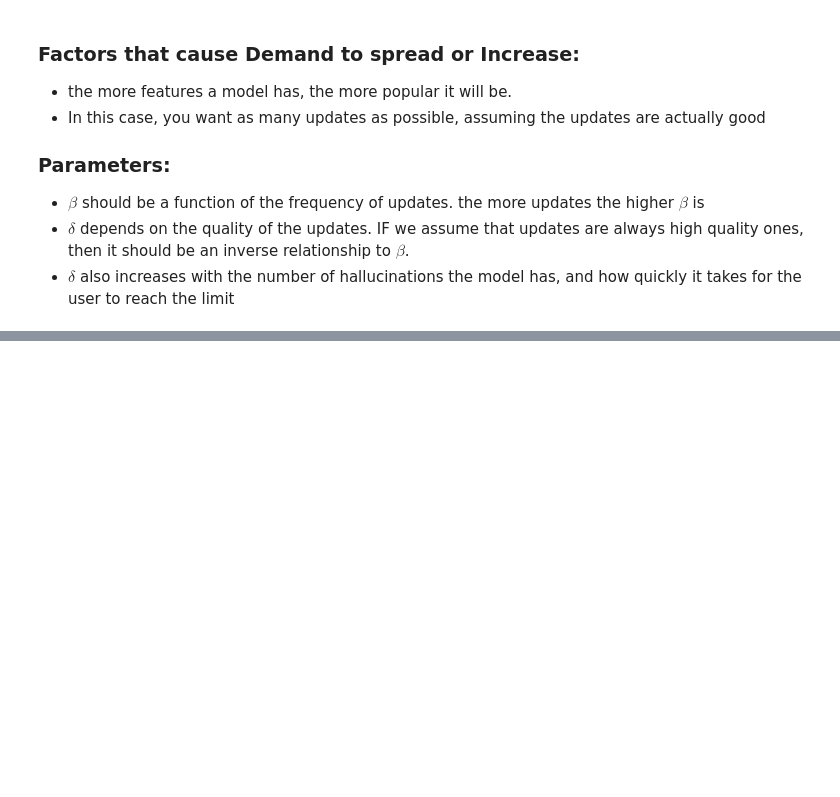
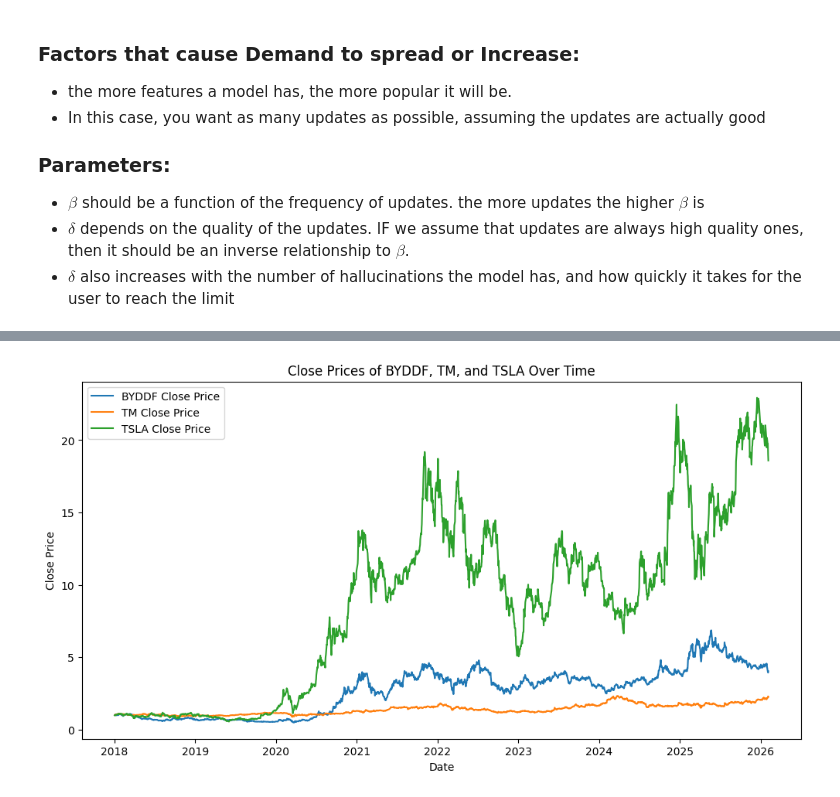
Before and after one commit to Jw1836/HybridNetworkModel, a Jupyter notebook: simulation_practice.ipynb, the cells around one changed output, grey strips where cells are left out. Saved outputs shown, nothing was run; the diff lists cells and outputs as text; code cells hidden in the pictures; blank space fills up the shorter version.

```diff
--- a/simulation_practice.ipynb
+++ b/simulation_practice.ipynb
@@ -376,0 +580,17 @@ plt.show()
+# %%
+#plot the prices for each company over time
+#normalize by dividing by the first price in the series to make them comparable on the same plot
+df['BYDDF_Close'] = df['BYDDF_Close'] / df['BYDDF_Close'].iloc[0]
+df['TM_Close'] = df['TM_Close'] / df['TM_Close'].iloc[0]
+df['TSLA_Close'] = df['TSLA_Close'] / df['TSLA_Close'].iloc[0]
+plt.figure(figsize=(12, 6))
+plt.plot(df.index, df['BYDDF_Close'], label='BYDDF Close Price')
+plt.plot(df.index, df['TM_Close'], label='TM Close Price')
+plt.plot(df.index, df['TSLA_Close'], label='TSLA Close Price')
+plt.xlabel('Date')
+plt.ylabel('Close Price')
+plt.title('Close Prices of BYDDF, TM, and TSLA Over Time')
+plt.legend()
+plt.show()
+# %% [output]
+[figure, added]
```
Also changed, not shown: parts of 10 cells of this notebook, 1 other file.
